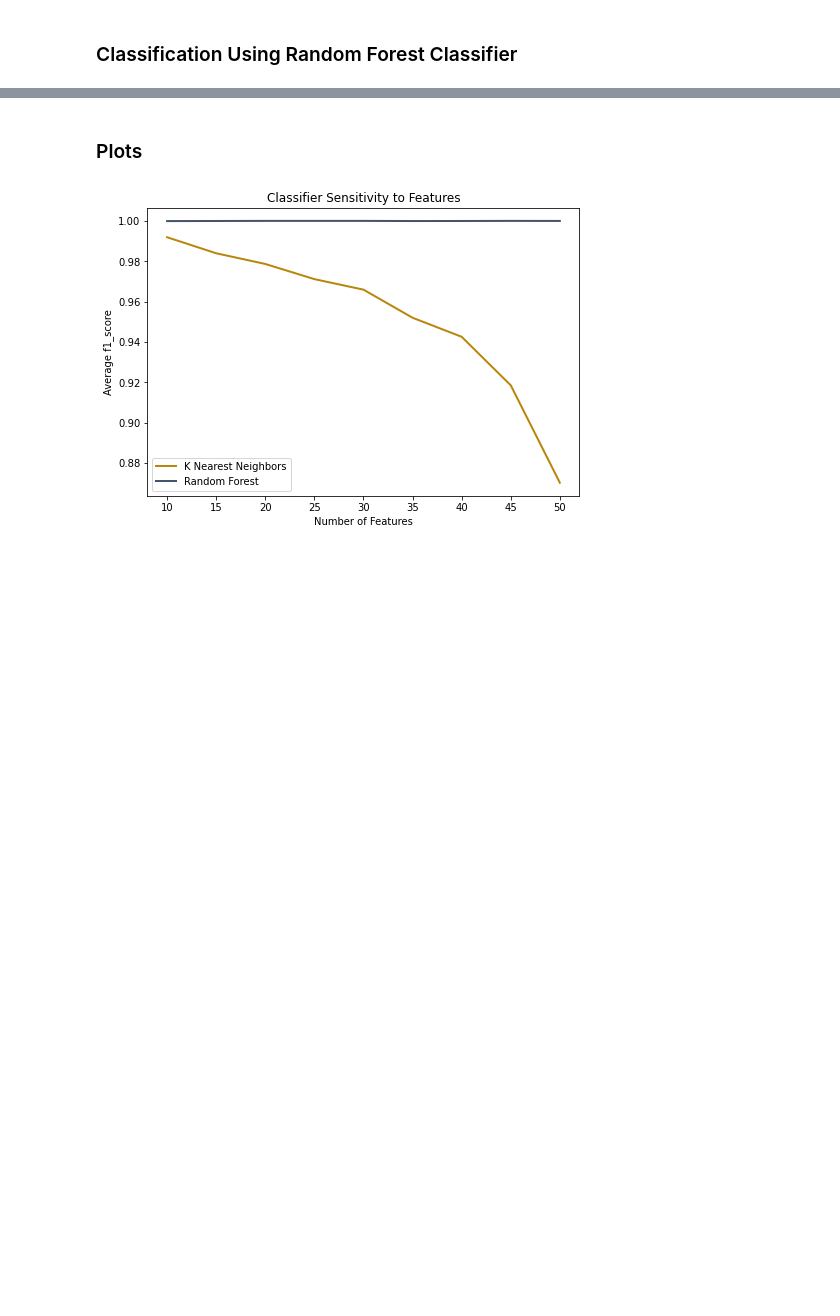
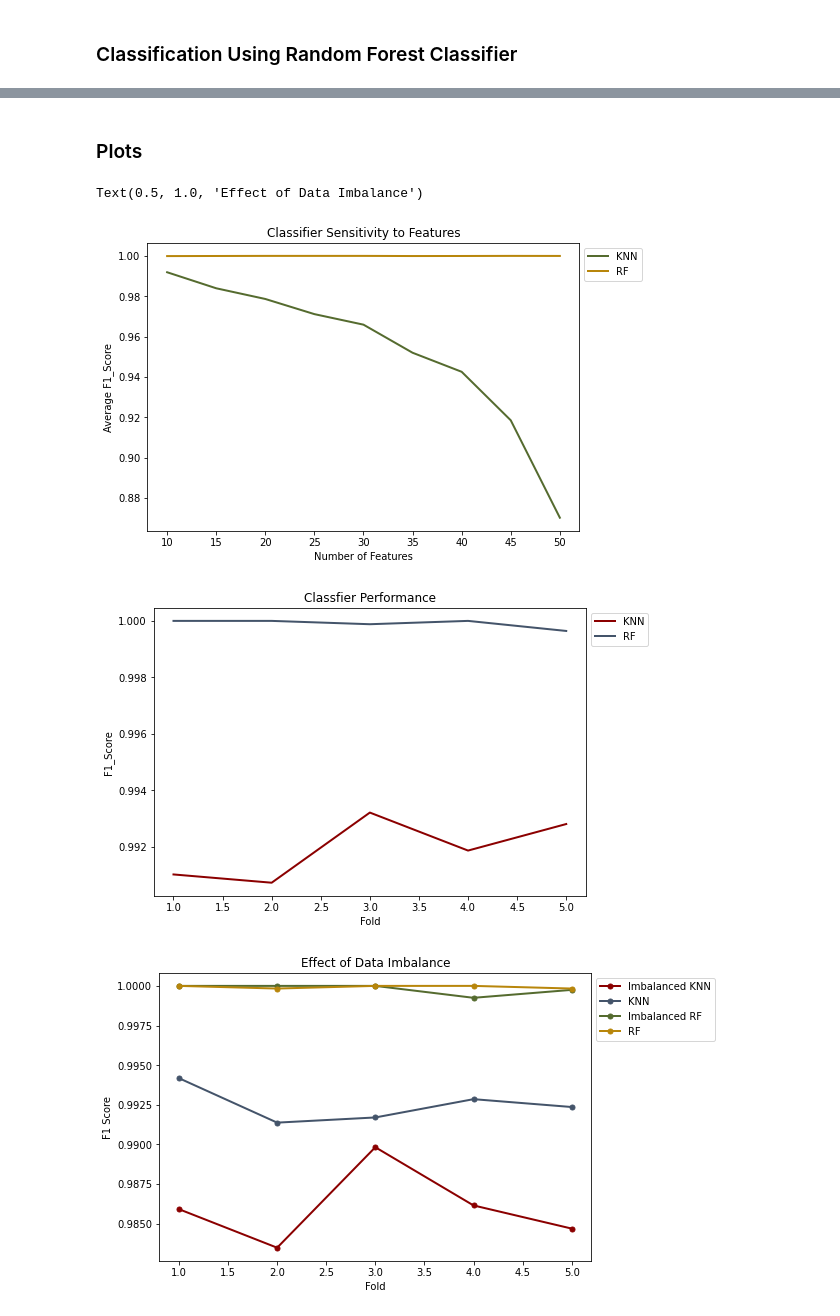
Before and after one commit to rmanaem/dataset-analysis, a Jupyter notebook: src/data_processing.ipynb, the cells around one changed output, grey strips where cells are left out. Drawn from its saved outputs; the diff is of its cells as text; code cells hidden in the pictures; blank space fills up the shorter version.

Commit message:
Modified plot for classifier sensitivity to features and plottted two graphs: for visualizing classifier performance and effect of data imbalance

```diff
--- a/src/data_processing.ipynb
+++ b/src/data_processing.ipynb
@@ -241,19 +310,57 @@ Using random forest classifier with 45 trees, max depth of 20 and 5fold cross va
-# %% [markdown]
-### Plots
-# %%
-# Plot for visualizing classifier sensitivity to features
-# Data is derived from running tests on the Balanced_Sample2
-y = [10, 15, 20, 25, 30, 35, 40, 45, 50]
-knn_x = [0.99186491956141, 0.983915681661064, 0.978612415730856, 0.971100546536879, 0.965874003556011, 0.951946249464952, 0.942501584979348, 0.918441982272896, 0.870144989111527]
-rf_x = [0.999880419964672, 0.999928249690847, 0.999976085136912, 0.999976085136912, 0.999976085136912, 0.999904346265489, 0.999928255410737, 0.999976085136912, 0.999952170273825]
-fig = plt.figure()
-ax = fig.add_axes([0,0,1,1])
-ax.plot(y, knn_x, label='K Nearest Neighbors', color='#B8860B', lw=2)
-ax.plot(y, rf_x, label='Random Forest', color='#44546A', lw=2)
-ax.legend()
-ax.set_xlabel('Number of Features')
-ax.set_ylabel('Average f1_score')
-ax.set_title('Classifier Sensitivity to Features')
-fig.savefig('../figures/classifier_sensitivity_to_features.png', bbox_inches='tight')
-# %% [output]
-[figure, removed]
+# %% [markdown]
+### Plots
+# %%
+marker = '.'
+markersize = 10
+dpi = 300
+# Plot for visualizing classifier sensitivity to features
+# Data is derived from running tests on the Balanced_Sample2
+y = [10, 15, 20, 25, 30, 35, 40, 45, 50]
+knn_x = [0.99186491956141, 0.983915681661064, 0.978612415730856, 0.971100546536879, 0.965874003556011, 0.951946249464952, 0.942501584979348, 0.918441982272896, 0.870144989111527]
+rf_x = [0.999880419964672, 0.999928249690847, 0.999976085136912, 0.999976085136912, 0.999976085136912, 0.999904346265489, 0.999928255410737, 0.999976085136912, 0.999952170273825]
+fig = plt.figure()
+ax = fig.add_axes([0,0,1,1])
+ax.plot(y, knn_x, color='#556B2F', lw=2)
+ax.plot(y, rf_x, color='#B8860B', lw=2)
+ax.legend(['KNN', 'RF'], bbox_to_anchor = (1.0, 1.0), loc='upper left')
+ax.set_xlabel('Number of Features')
+ax.set_ylabel('Average F1_Score')
+ax.set_title('Classifier Sensitivity to Features')
+# fig.savefig('../figures/classifier_sensitivity_to_features.png', bbox_inches='tight', dpi=dpi)
+
+# visualizing the performance difference of the classifiers on the whole dataset (imbalance of ~10%)
+folds = [1, 2, 3, 4, 5]
+knn = [0.9910287778166142, 0.9907364520611394,0.9932179607109448, 0.9918736408378162, 0.9928125368210204]
+rf = [1.0, 1.0, 0.9998822559755093, 1.0, 0.9996440014239943]
+fig = plt.figure()
+ax = fig.add_axes([0,0,1,1])
+ax.plot(folds, knn, color='#8B0000', lw=2)
+ax.plot(folds, rf, color='#44546A', lw=2)
+ax.legend(['KNN', 'RF'], bbox_to_anchor = (1.0, 1.0), loc='upper left')
+ax.set_xlabel('Fold')
+ax.set_ylabel('F1_Score')
+ax.set_title('Classfier Performance')
+# fig.savefig('../figures/classifier_performance.png', bbox_inches='tight', dpi=dpi)
+
+# Visualizing the effect of data Imbalance with ~30000 datapoints
+folds = [1, 2, 3, 4, 5]
+im_knn = [0.9859085290482076, 0.9834771886559803, 0.9898187236155948, 0.9861454725383474, 0.9846837944664031]
+ba_knn = [0.9941754035613247, 0.9913707268503154, 0.9916971105944868, 0.9928512053200332, 0.9923562645397142]
+im_rf = [1.0, 1.0, 1.0, 0.9992479318124844, 0.9997490589711417]
+ba_rf = [1.0, 0.9998325799430772, 1.0, 1.0, 0.9998325238653493]
+fig = plt.figure()
+ax = fig.add_axes([0,0,1,1])
+ax.plot(folds, im_knn, color='#8B0000', lw=2, marker=marker, markersize=markersize)
+ax.plot(folds, ba_knn, color='#44546A', lw=2, marker=marker, markersize=markersize)
+ax.plot(folds, im_rf, color='#556B2F', lw=2, marker=marker, markersize=markersize)
+ax.plot(folds, ba_rf, color='#B8860B', lw=2, marker=marker, markersize=markersize)
+ax.legend(['Imbalanced KNN', 'KNN', 'Imbalanced RF', 'RF'], bbox_to_anchor = (1.0, 1.0), loc='upper left')
+ax.set_xlabel('Fold')
+ax.set_ylabel('F1 Score')
+ax.set_title('Effect of Data Imbalance')
+# fig.savefig('../figures/effect_of_data_imbalance.png', bbox_inches='tight', dpi=dpi)
+# %% [output]
+Text(0.5, 1.0, 'Effect of Data Imbalance')
+[figure, added]
+[figure, added]
+[figure, added]
```
Also changed, not shown: parts of 10 cells of this notebook.
